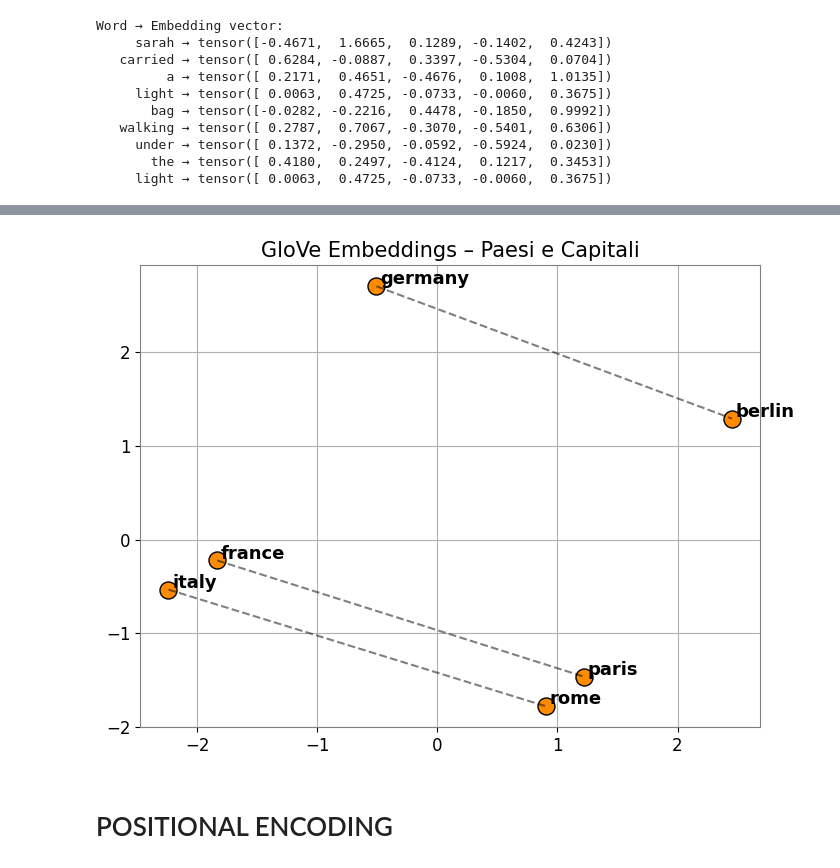
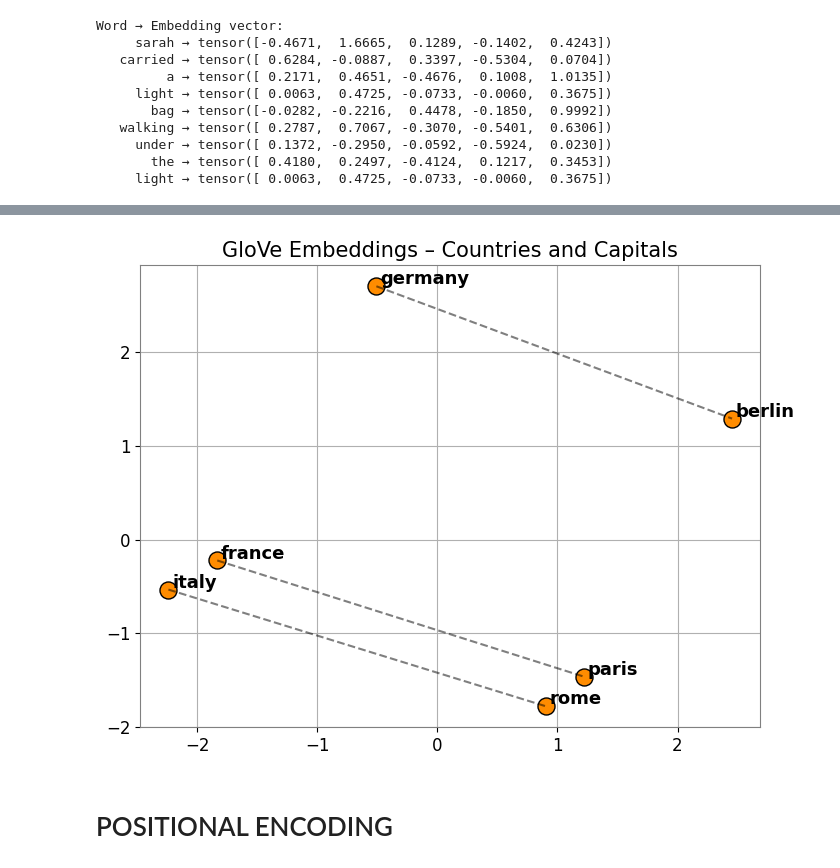
Before and after one commit to luciapapalini/transformers-hands-on, a Jupyter notebook: transformers-intro.ipynb, the cells around one changed output, grey strips where cells are left out. Cells and saved outputs as stored; diff of their text form; code cells hidden in the pictures.

```diff
--- a/transformers-intro.ipynb
+++ b/transformers-intro.ipynb
@@ -172,24 +171,23 @@ plt.show()
 # %%
-# --- Set 2: Paesi e capitali ---
+# --- Set 2: Countries and Capitals ---
 geo_words = ["france", "paris", "italy", "rome", "germany", "berlin"]
 geo_pairs = [("france", "paris"), ("italy", "rome"), ("germany", "berlin")]
-
 
 geo_vectors = torch.stack([glove[w] for w in geo_words]).numpy()
 pca_geo = PCA(n_components=2).fit_transform(geo_vectors)
 
 plt.figure(figsize=(8, 6))
 for i, word in enumerate(geo_words):
     x, y = pca_geo[i]
     plt.scatter(x, y, color="darkorange", s=150, edgecolors="k")
     plt.text(x + 0.03, y + 0.02, word, fontsize=13, weight='bold')
 for a, b in geo_pairs:
     i, j = geo_words.index(a), geo_words.index(b)
     plt.plot([pca_geo[i][0], pca_geo[j][0]], [pca_geo[i][1], pca_geo[j][1]], 'k--', alpha=0.5)
-plt.title("GloVe Embeddings – Paesi e Capitali", fontsize=15)
+plt.title("GloVe Embeddings – Countries and Capitals", fontsize=15)
 plt.show()
 # %% [output]
-[figure, old version]
+[figure, new version]
 # %% [markdown]
 # POSITIONAL ENCODING
 # %%
```
Also changed, not shown: parts of 10 cells of this notebook.
